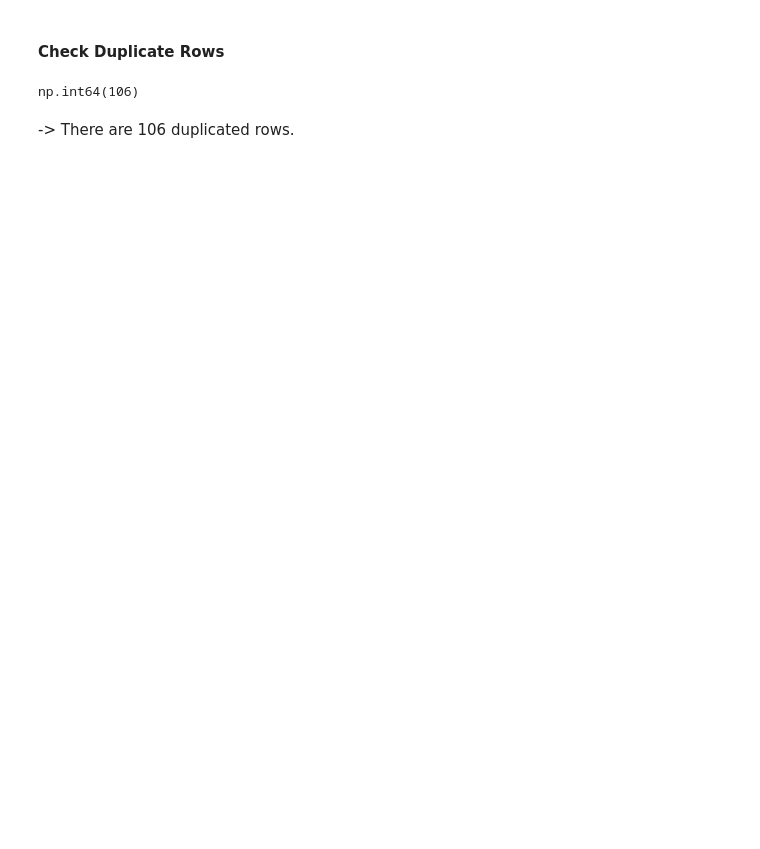
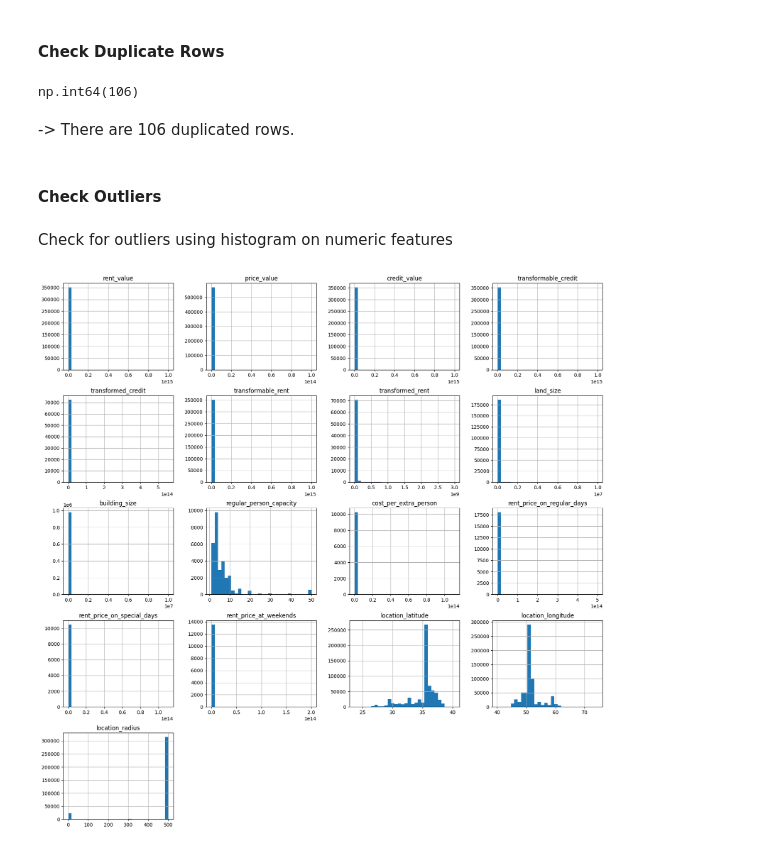
Before and after one commit to mehdirt/Divar-Project, a Jupyter notebook: divar_real_state.ipynb, the cells around one changed output. Cells and saved outputs as stored; diff of their text form; code cells hidden in the pictures; blank space fills up the shorter version.

Commit message:
Feat: EDA - Outlier check

```diff
--- a/divar_real_state.ipynb
+++ b/divar_real_state.ipynb
@@ -298,3 +298,12 @@ data.duplicated().sum()
 np.int64(106)
 # %% [markdown]
 -> There are 106 duplicated rows.
+# %% [markdown]
+#### Check Outliers
+# %% [markdown]
+Check for outliers using histogram on numeric features
+# %%
+data.hist(figsize=(20, 20), bins=30)
+plt.show()
+# %% [output]
+[figure, added]
```
Also changed, not shown: parts of 2 cells of this notebook.
